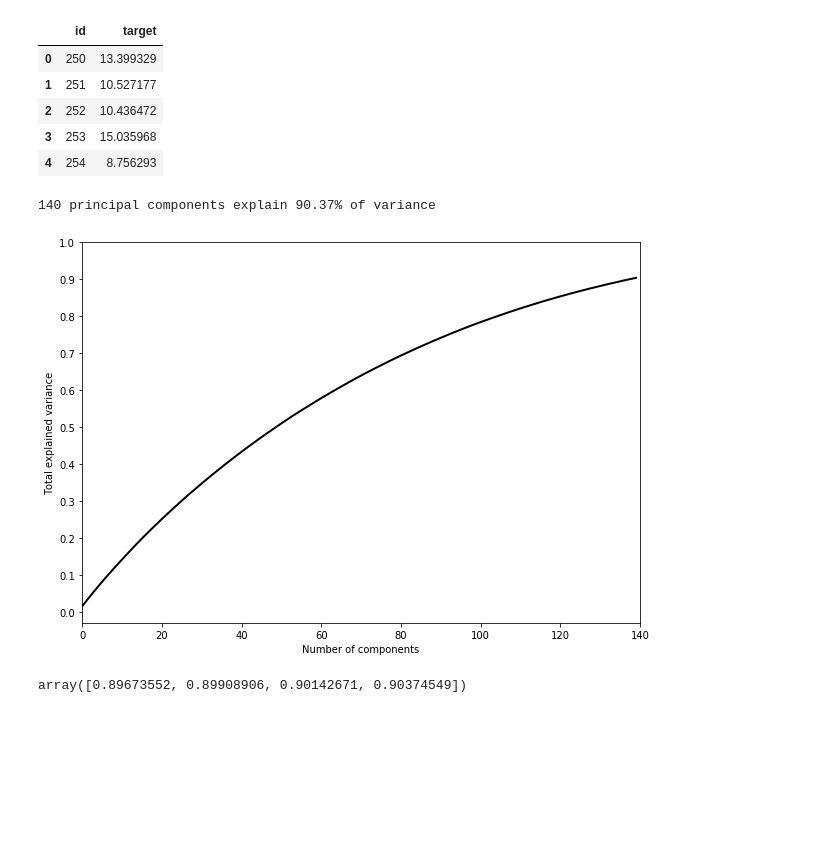
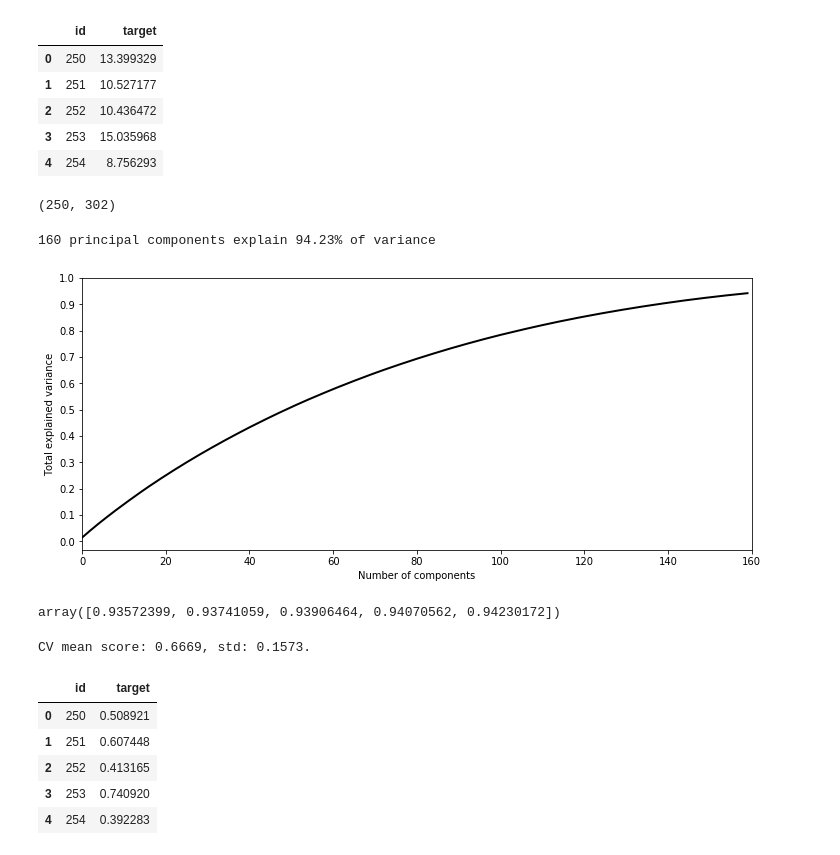
Before and after one commit to HQuality/Kagglez, a Jupyter notebook: Dont Overfit! II/Untitled.ipynb, the cells around one changed output. Saved outputs shown, nothing was run; the diff lists cells and outputs as text; code cells hidden in the pictures; blank space fills up the shorter version.

```diff
--- a/Dont Overfit! II/Untitled.ipynb
+++ b/Dont Overfit! II/Untitled.ipynb
@@ -1163,27 +1165,32 @@ CV mean score: 0.7807, std: 0.1122.
 # %%
 from sklearn.decomposition import PCA
+# %%
+train.shape
+# %% [output]
+(250, 302)
 # %%
 X_train = train.drop(['id', 'target'], axis=1)
 y_train = train['target']
 X_test = test.drop(['id'], axis=1)
 scaler = StandardScaler()
 X_train = scaler.fit_transform(X_train)
 X_test = scaler.transform(X_test)
-pca = PCA(n_components = 140, svd_solver = 'full', random_state = 42)
-pca.fit(X_train)
+pca = PCA(n_components = 160, svd_solver = 'full', random_state = 42)
+X_train_pca = pca.fit_transform(X_train)
 print('%d principal components explain %.2f%% of variance' %
       (pca.n_components_, 100 * np.cumsum(pca.explained_variance_ratio_)[-1]))
-plt.figure(figsize=(10,7))
+
+plt.figure(figsize=(12,5))
 plt.plot(np.cumsum(pca.explained_variance_ratio_), lw=2, color='k')
 plt.xlabel('Number of components')
 plt.ylabel('Total explained variance')
-plt.xlim(0, 140)
+plt.xlim(0, 160)
 plt.yticks(np.arange(0, 1.1, 0.1))
 plt.show()
 # %% [output]
-140 principal components explain 90.37% of variance
+160 principal components explain 94.23% of variance
-[figure, old version]
+[figure, new version]
 # %%
-np.cumsum(pca.explained_variance_ratio_)[-4:]
+np.cumsum(pca.explained_variance_ratio_)[-5:]
 # %% [output]
-array([0.89673552, 0.89908906, 0.90142671, 0.90374549])
+array([0.93572399, 0.93741059, 0.93906464, 0.94070562, 0.94230172])
@@ -1189,0 +1199,18 @@ array([0.89673552, 0.89908906, 0.90142671, 0.90374549])
+# %%
+model = linear_model.LogisticRegression(class_weight='balanced', penalty='l1', C=0.1, solver='liblinear')
+oof_lr, prediction_lr, _ = train_model(X_train_pca, X_test_pca, y_train, params=None, model_type='sklearn', model=model)
+# %% [output]
+CV mean score: 0.6669, std: 0.1573.
+# %%
+submission = pd.read_csv('sample_submission.csv')
+submission['target'] = prediction_lr
+submission.to_csv('submission_pca.csv', index = False)
+
+submission.head()
+# %% [output]
+|  | id | target |
+| 0 | 250 | 0.508921 |
+| 1 | 251 | 0.607448 |
+| 2 | 252 | 0.413165 |
+| 3 | 253 | 0.740920 |
+| 4 | 254 | 0.392283 |
```
Also changed, not shown: parts of 2 cells of this notebook, 1 other file.
